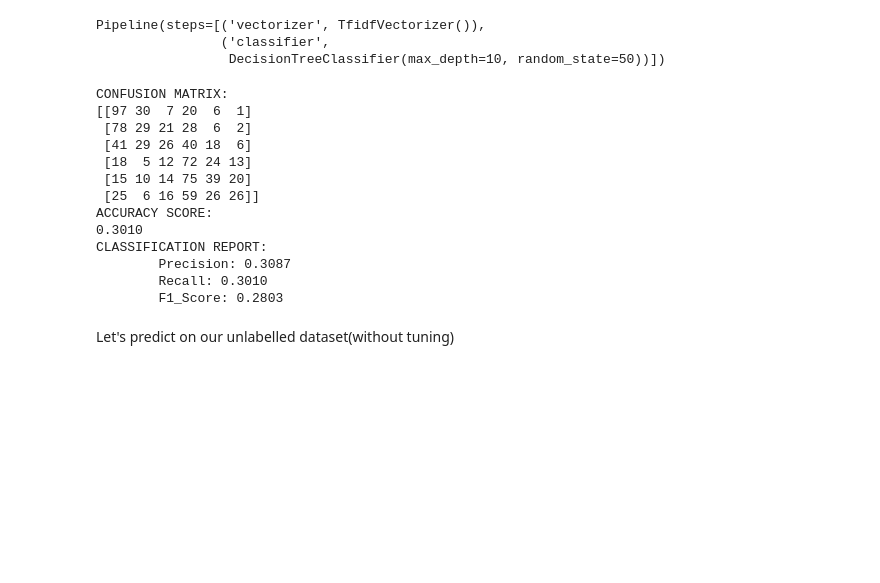
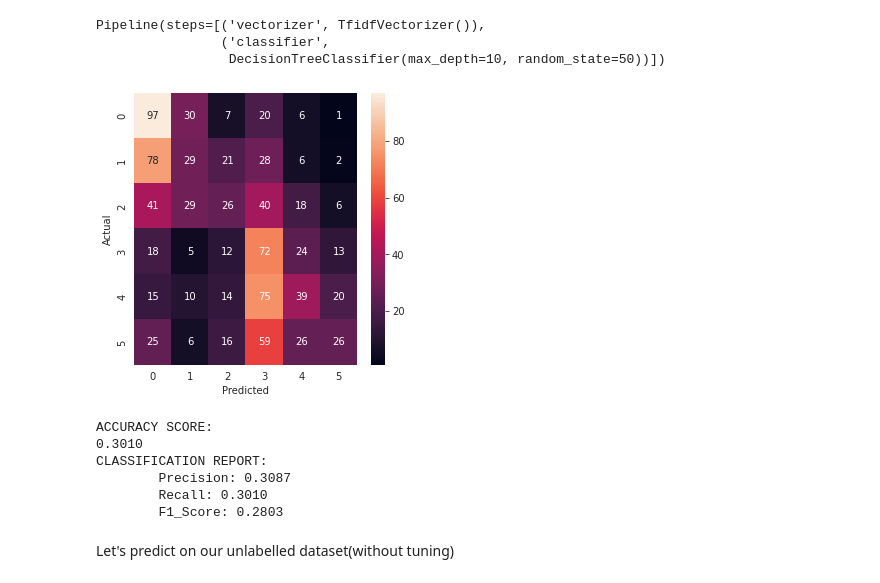
Before and after one commit to Srivathshan-Paramalingam-0505/DMML2022_UNIL_Zoom, a Jupyter notebook: Copy_Project_guidelines_2022.ipynb, the cells around one changed output. Drawn from its saved outputs; the diff is of its cells as text; code cells hidden in the pictures; blank space fills up the shorter version.

```diff
--- a/Copy_Project_guidelines_2022.ipynb
+++ b/Copy_Project_guidelines_2022.ipynb
@@ -446,15 +432,9 @@ Pipeline(steps=[('vectorizer', TfidfVectorizer()),
 y_pred_decision=pipe.predict(X_test)
 # %%
 #How good is the DecisionTree model
-models_metrics(y_test,y_pred_decision)
+precision_tree, recall_tree, f1_tree, accuracy_tree = models_metrics(y_test,y_pred_decision)
 # %% [output]
+[figure, added]
-CONFUSION MATRIX:
-[[97 30  7 20  6  1]
- [78 29 21 28  6  2]
- [41 29 26 40 18  6]
- [18  5 12 72 24 13]
- [15 10 14 75 39 20]
- [25  6 16 59 26 26]]
 ACCURACY SCORE:
 0.3010
 CLASSIFICATION REPORT:
```
Also changed, not shown: parts of 58 cells of this notebook.
